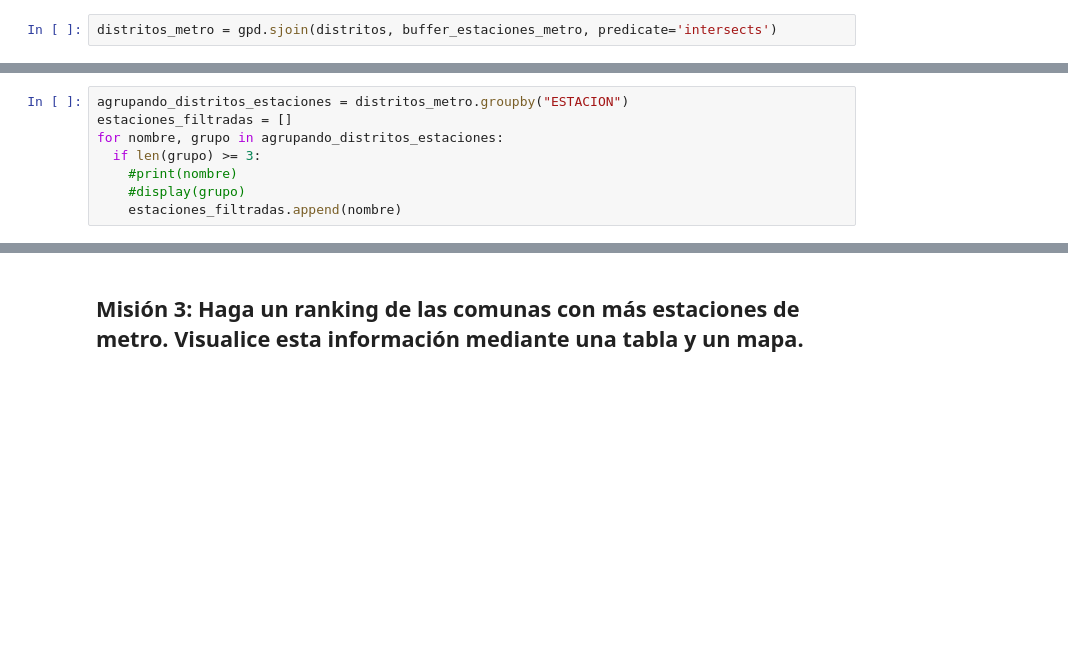
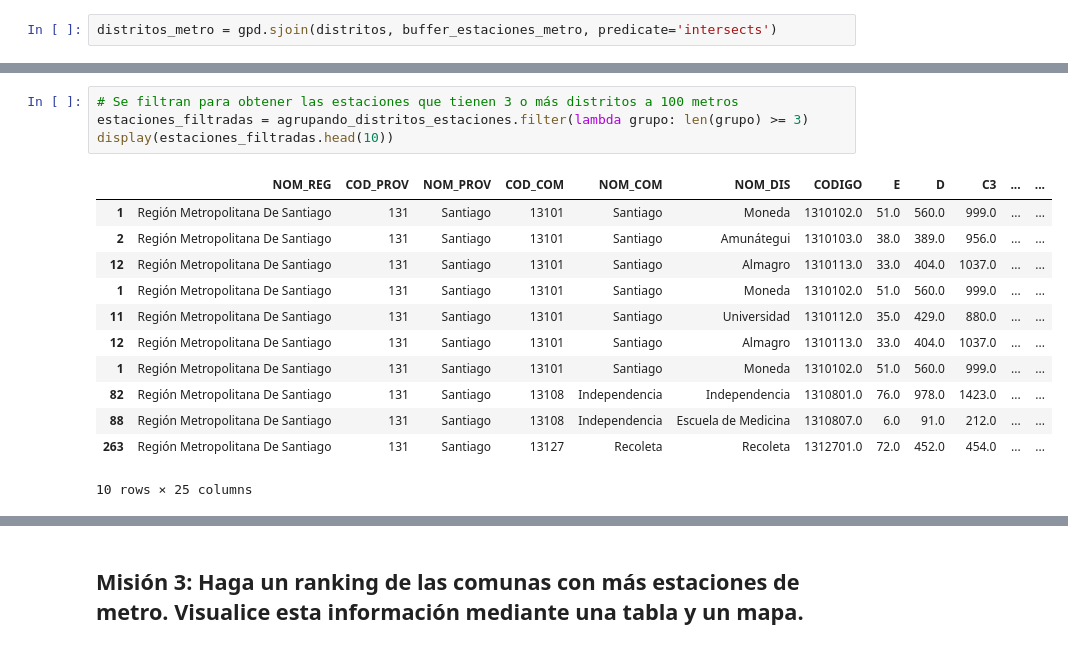
Before and after one commit to IIC2115/Syllabus-2024-1, a Jupyter notebook: Ayudantías/Ayudantía 4/E2.ipynb, the cells around one changed output, grey strips where cells are left out. Saved outputs shown, nothing was run; the diff lists cells and outputs as text; blank space fills up the shorter version.

```diff
--- a/Ayudantías/Ayudantía 4/E2.ipynb
+++ b/Ayudantías/Ayudantía 4/E2.ipynb
@@ -209,8 +203,0 @@ distritos_metro.head()
-# %%
-agrupando_distritos_estaciones = distritos_metro.groupby("ESTACION")
-estaciones_filtradas = []
-for nombre, grupo in agrupando_distritos_estaciones:
-  if len(grupo) >= 3:
-    #print(nombre)
-    #display(grupo)
-    estaciones_filtradas.append(nombre)
@@ -237,0 +222,17 @@ ZAPADORES
+# %%
+# Se filtran para obtener las estaciones que tienen 3 o más distritos a 100 metros
+estaciones_filtradas = agrupando_distritos_estaciones.filter(lambda grupo: len(grupo) >= 3)
+display(estaciones_filtradas.head(10))
+# %% [output]
+|  | NOM_REG | COD_PROV | NOM_PROV | COD_COM | NOM_COM | NOM_DIS | CODIGO | E | D | C3 | ... | ... |
+| 1 | Región Metropolitana De Santiago | 131 | Santiago | 13101 | Santiago | Moneda | 1310102.0 | 51.0 | 560.0 | 999.0 | ... | ... |
+| 2 | Región Metropolitana De Santiago | 131 | Santiago | 13101 | Santiago | Amunátegui | 1310103.0 | 38.0 | 389.0 | 956.0 | ... | ... |
+| 12 | Región Metropolitana De Santiago | 131 | Santiago | 13101 | Santiago | Almagro | 1310113.0 | 33.0 | 404.0 | 1037.0 | ... | ... |
+| 1 | Región Metropolitana De Santiago | 131 | Santiago | 13101 | Santiago | Moneda | 1310102.0 | 51.0 | 560.0 | 999.0 | ... | ... |
+| 11 | Región Metropolitana De Santiago | 131 | Santiago | 13101 | Santiago | Universidad | 1310112.0 | 35.0 | 429.0 | 880.0 | ... | ... |
+| 12 | Región Metropolitana De Santiago | 131 | Santiago | 13101 | Santiago | Almagro | 1310113.0 | 33.0 | 404.0 | 1037.0 | ... | ... |
+| 1 | Región Metropolitana De Santiago | 131 | Santiago | 13101 | Santiago | Moneda | 1310102.0 | 51.0 | 560.0 | 999.0 | ... | ... |
+| 82 | Región Metropolitana De Santiago | 131 | Santiago | 13108 | Independencia | Independencia | 1310801.0 | 76.0 | 978.0 | 1423.0 | ... | ... |
+| 88 | Región Metropolitana De Santiago | 131 | Santiago | 13108 | Independencia | Escuela de Medicina | 1310807.0 | 6.0 | 91.0 | 212.0 | ... | ... |
+| 263 | Región Metropolitana De Santiago | 131 | Santiago | 13127 | Recoleta | Recoleta | 1312701.0 | 72.0 | 452.0 | 454.0 | ... | ... |
+10 rows × 25 columns
```
Also changed, not shown: parts of 15 cells of this notebook.
